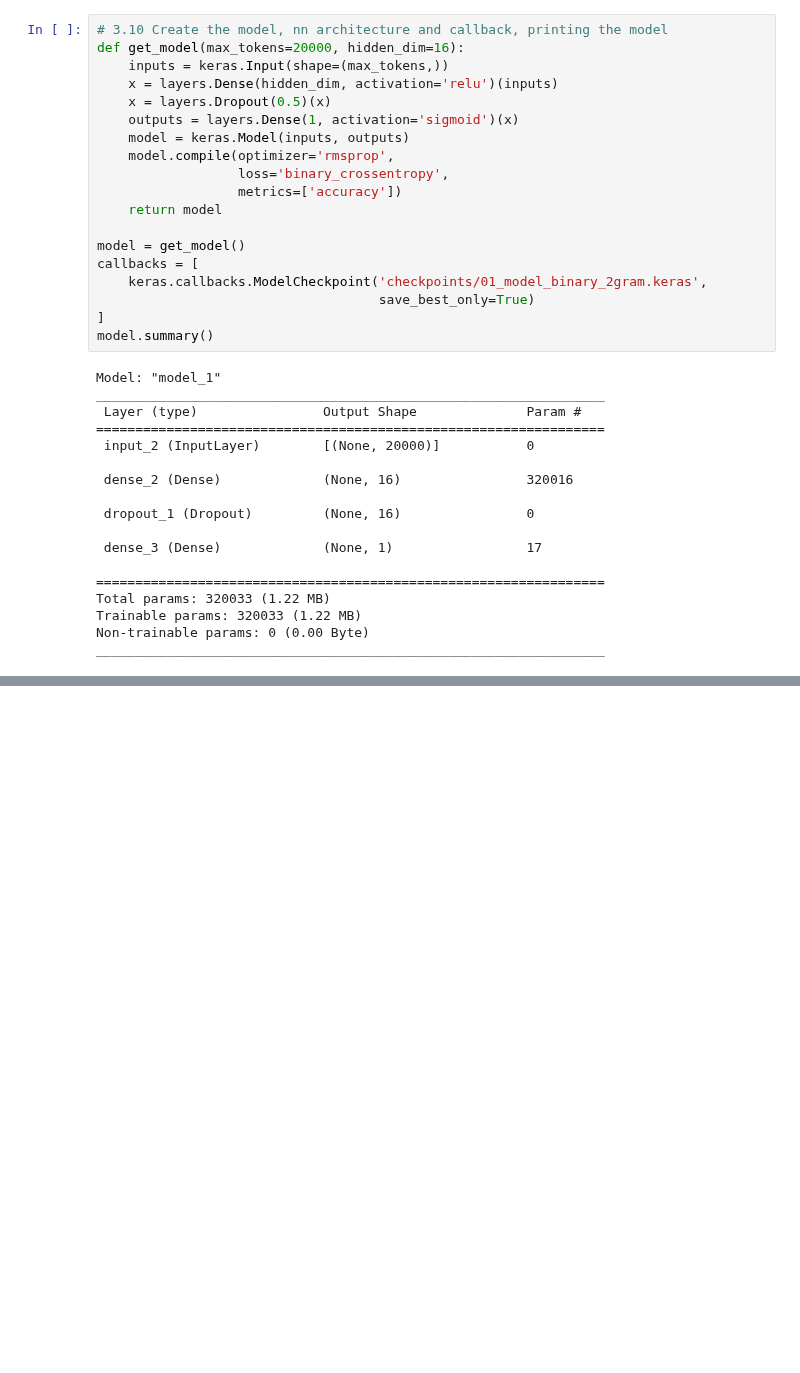
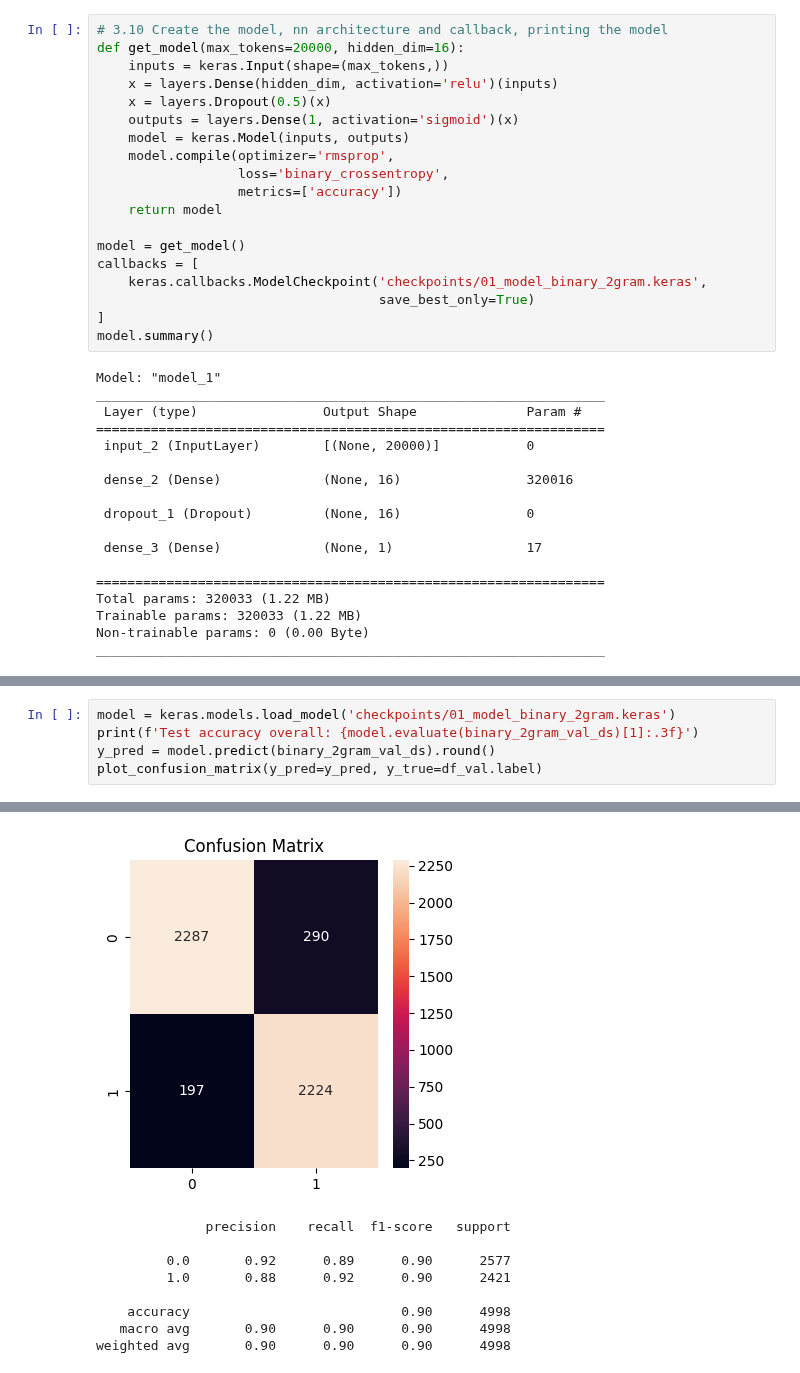
Before and after one commit to alexismenanieves/TensorFlow_Basics, a Jupyter notebook: notebooks/01_IMDB_Sentiment_Analysis.ipynb, the cells around one changed output, grey strips where cells are left out. Drawn from its saved outputs; the diff is of its cells as text; blank space fills up the shorter version.

```diff
--- a/notebooks/01_IMDB_Sentiment_Analysis.ipynb
+++ b/notebooks/01_IMDB_Sentiment_Analysis.ipynb
@@ -579,0 +604,6 @@ weighted avg       0.90      0.90      0.90      5000
+# %%
+model = keras.models.load_model('checkpoints/01_model_binary_2gram.keras')
+print(f'Test accuracy overall: {model.evaluate(binary_2gram_val_ds)[1]:.3f}')
+y_pred = model.predict(binary_2gram_val_ds).round()
+plot_confusion_matrix(y_pred=y_pred, y_true=df_val.label)
+# %% [output]
@@ -579,0 +613,9 @@ weighted avg       0.90      0.90      0.90      5000
+[figure, added]
+              precision    recall  f1-score   support
+
+         0.0       0.92      0.89      0.90      2577
+         1.0       0.88      0.92      0.90      2421
+
+    accuracy                           0.90      4998
+   macro avg       0.90      0.90      0.90      4998
+weighted avg       0.90      0.90      0.90      4998
```
Also changed, not shown: parts of 10 cells of this notebook.
